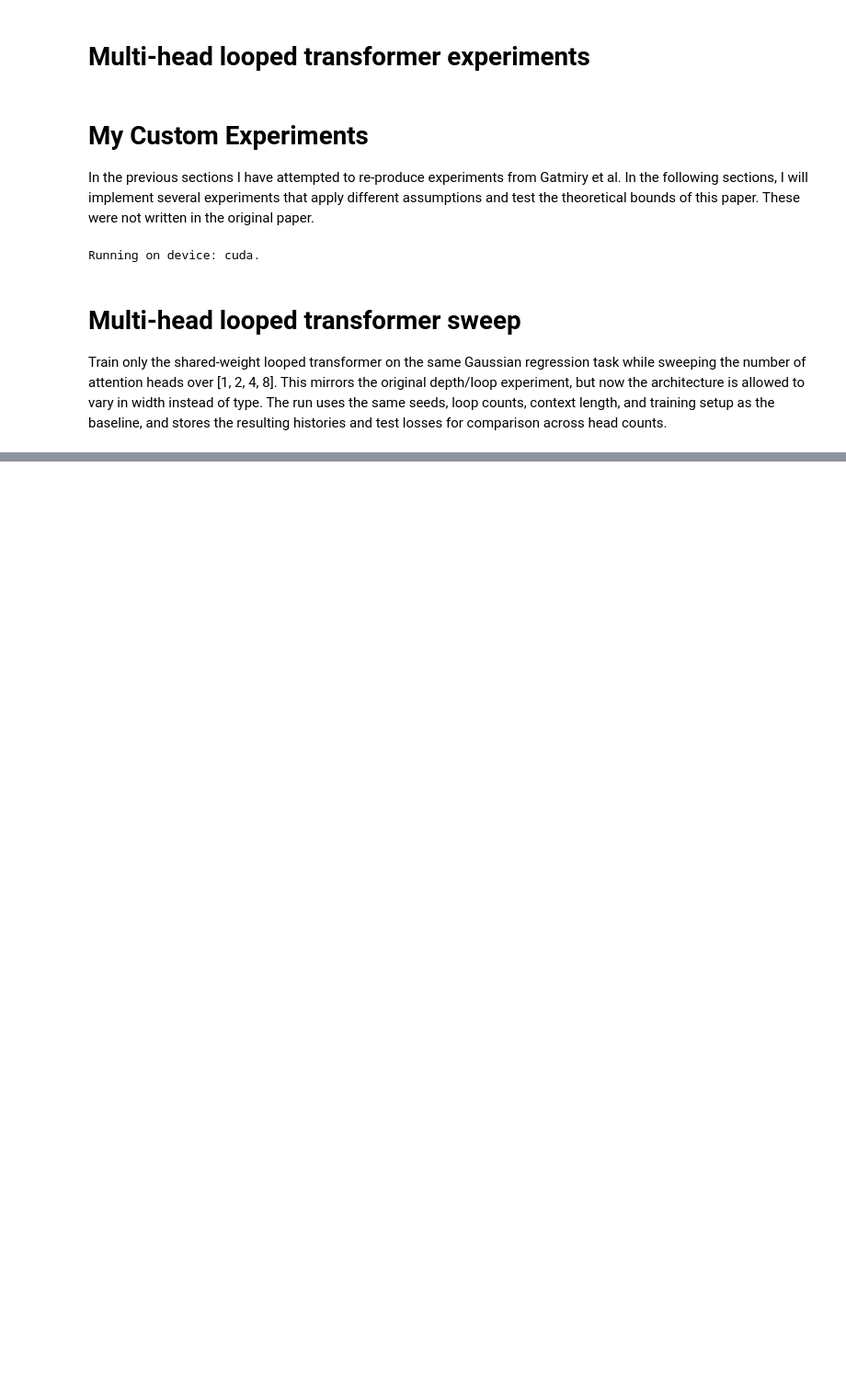
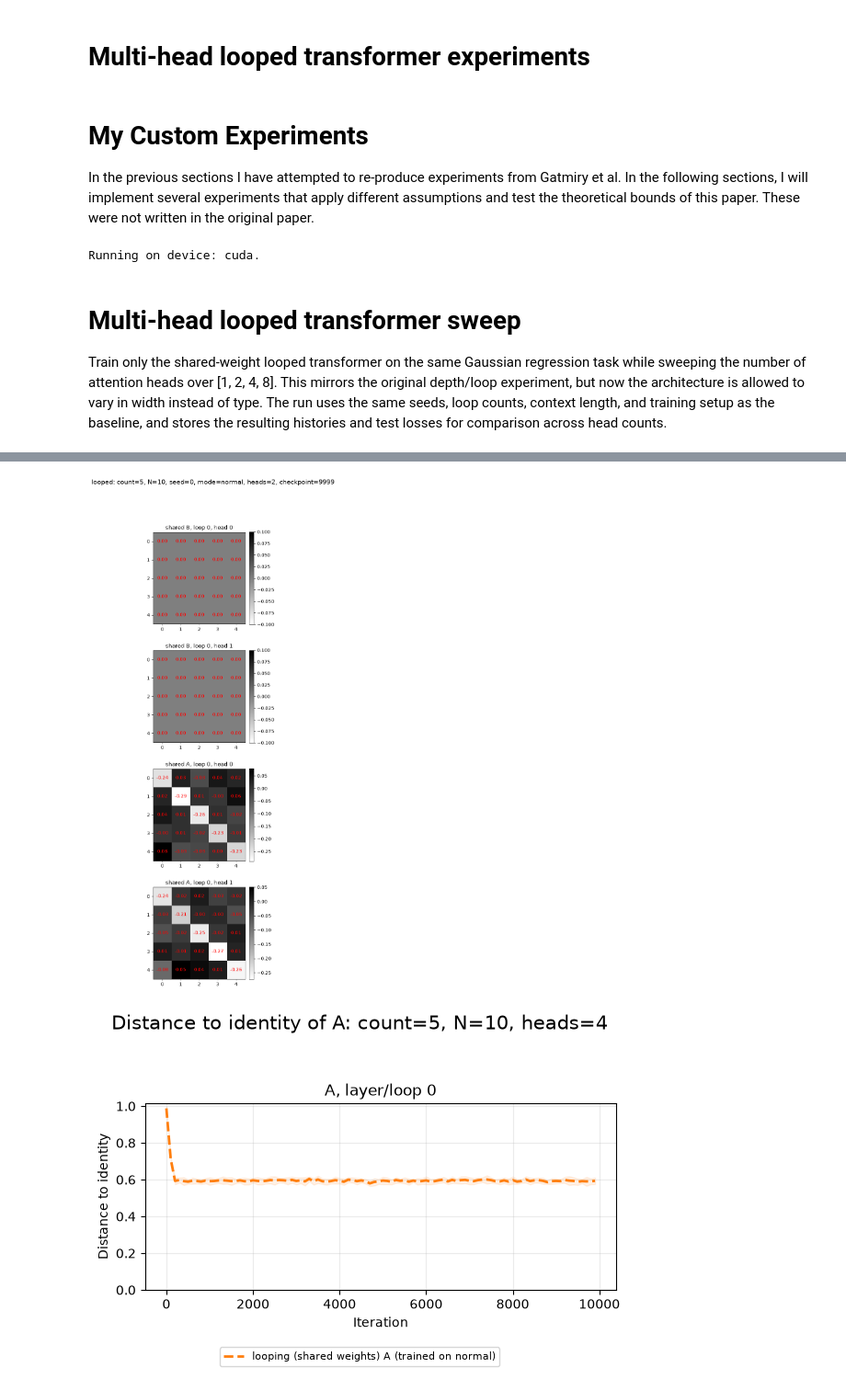
Before and after one commit to Isss11/looped-transformers-gradient-descent, a Jupyter notebook: multi_head_experiments.ipynb, the cells around one changed output, grey strips where cells are left out. Shown at 92% size. Drawn from its saved outputs; the diff is of its cells as text; code cells hidden in the pictures; blank space fills up the shorter version.

```diff
--- a/multi_head_experiments.ipynb
+++ b/multi_head_experiments.ipynb
@@ -172,0 +141,36 @@ for head_count in multihead_head_counts:
+# %%
+# Per-head-count distance to identity and learned parameter matrices.
+for head_count in multihead_head_counts:
+    head_hist_dict = {
+        key: history for key, history in multihead_hist_dict.items()
+        if len(key) > 5 and key[5] == head_count
+    }
+    head_fig_dir = os.path.join(multihead_plot_dir, f'{head_count}_heads')
+    os.makedirs(head_fig_dir, exist_ok=True)
+
+    head_dist_dict = compute_dist_dict(
+        head_hist_dict,
+        multihead_iterations,
+        n_head=head_count,
+        hist_stride=hist_stride,
+    )
+    plot_dist_to_identity(
+        head_dist_dict,
+        multihead_loop_counts,
+        multihead_iterations,
+        fig_dir=head_fig_dir,
+        head_count=head_count,
+    )
+
+    plot_parameter_matrices(
+        head_hist_dict,
+        multihead_seeds[0],
+        multihead_loop_counts,
+        multihead_model_types,
+        n_head=head_count,
+        hist_stride=hist_stride,
+        fig_dir=head_fig_dir,
+        head_count=head_count,
+        matrices=['A'],
+    )
+# %% [output]
@@ -172,0 +180,2 @@ for head_count in multihead_head_counts:
+[figure, added]
+[figure, added]
```
Also changed, not shown: parts of 5 cells of this notebook, 8 other files.
